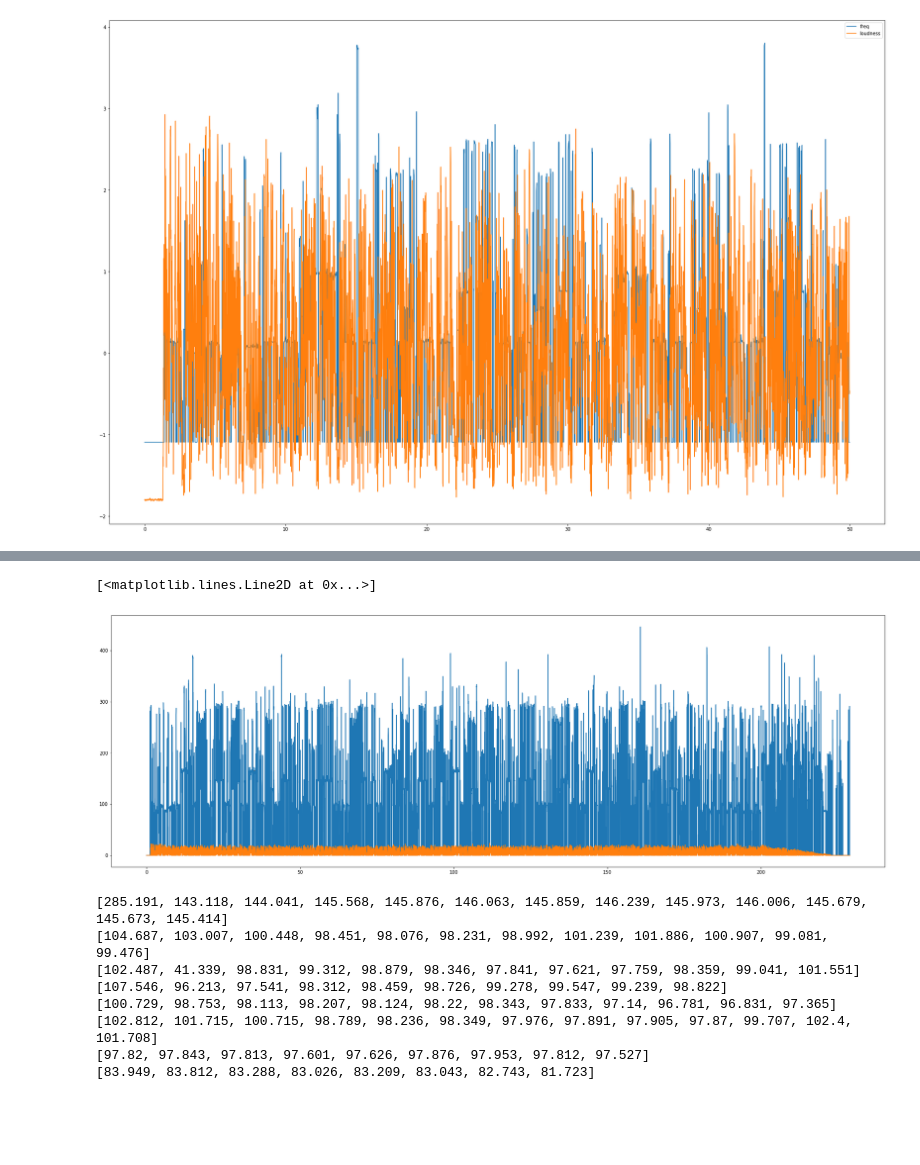
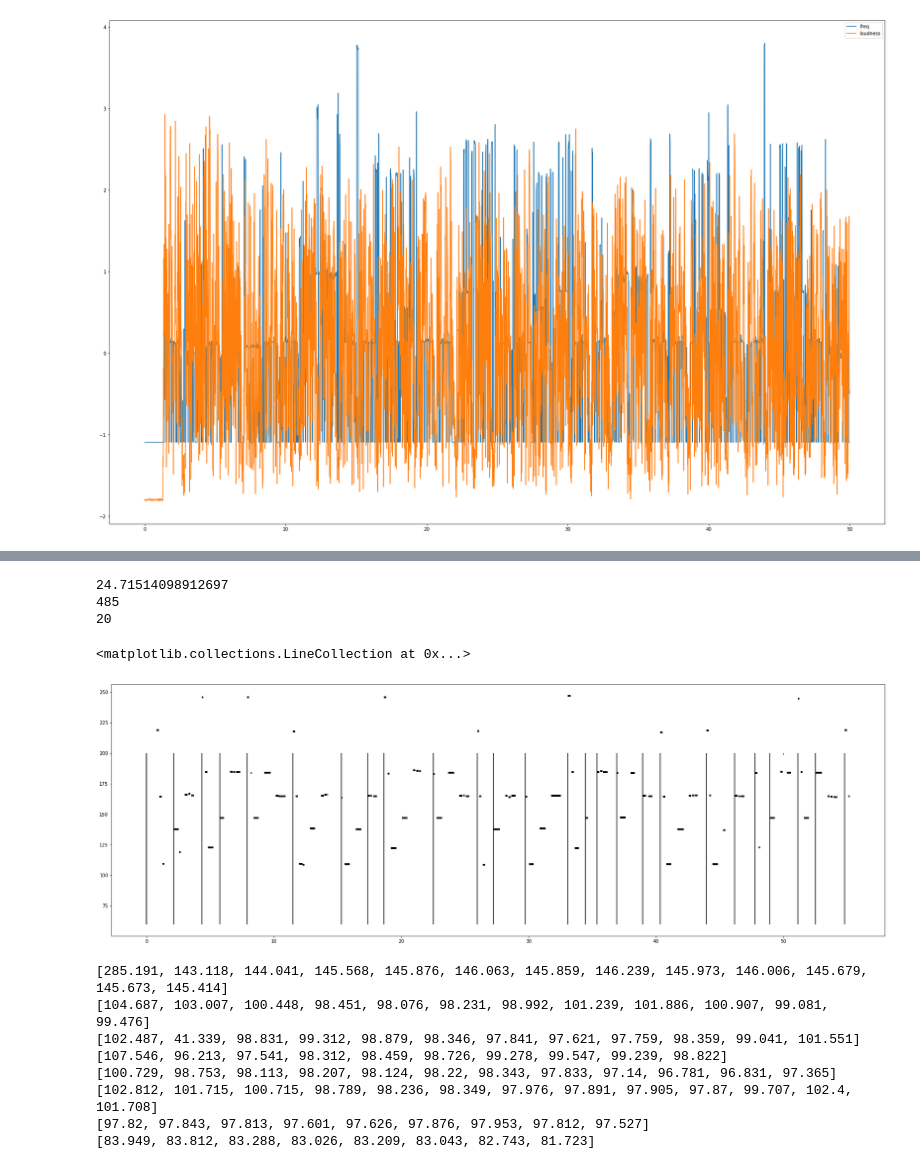
Before and after one commit to 0b01/AutoBassTab, a Jupyter notebook: Experiments.ipynb, the cells around one changed output, grey strips where cells are left out. Cells and saved outputs as stored; diff of their text form; code cells hidden in the pictures; blank space fills up the shorter version.

```diff
--- a/Experiments.ipynb
+++ b/Experiments.ipynb
@@ -22,4 +22,12 @@ plt.show()
 # %% [output]
 [figure]
 # %%
-notes = np.loadtxt("output/notes.csv", skiprows=1, delimiter=',')
+notes = np.loadtxt("notes.csv", skiprows=1, delimiter=',')
+# %%
+end = notes[:, 1] + notes[:, 2]
+start = notes[:, 1]
+
+gaps = (np.roll(start, -1) - end).astype(np.int)[:-1]
+
+import seaborn as sns
+sns.distplot(gaps)
@@ -26,12 +37,23 @@ notes = np.loadtxt("output/notes.csv", skiprows=1, delimiter=',')
+# %%
+s = np.std(gaps)
+print(s)
+print(len(notes))
+print((gaps > 3*s).astype(np.int).sum())
+cuts = (gaps > 2.*s) * np.roll(start, -1)[:-1]
+# %% [output]
+24.71514098912697
+485
+20
 # %%
 plt.figure(figsize=(30,10))
-for note, start, dur in notes[:200]:
+for note, start, dur in notes[:100]:
     plt.hlines(note, start/100, (start+dur)/100, linewidth=4)
-plt.plot(tb[:,0], tb[:, 1] * (tb[:, 2] > 0.3).astype(np.float32))
-plt.plot(tb[:,0], tb[:, 3] * (tb[:, 2] > 0.3).astype(np.float32))
+plt.vlines(cuts[:100]/100, ymin = 60, ymax=200)
+# plt.plot(tb[:,0], tb[:, 1] * (tb[:, 2] > 0.3).astype(np.float32))
+# plt.plot(tb[:,0], tb[:, 3] * (tb[:, 2] > 0.3).astype(np.float32))
 # %% [output]
-[<matplotlib.lines.Line2D at 0x...>]
+<matplotlib.collections.LineCollection at 0x...>
-[figure, old version]
+[figure, new version]
 # %%
 def hertz2midi(melody_contour):
     """
```
Also changed, not shown: parts of 1 cell of this notebook, 17 other files.
